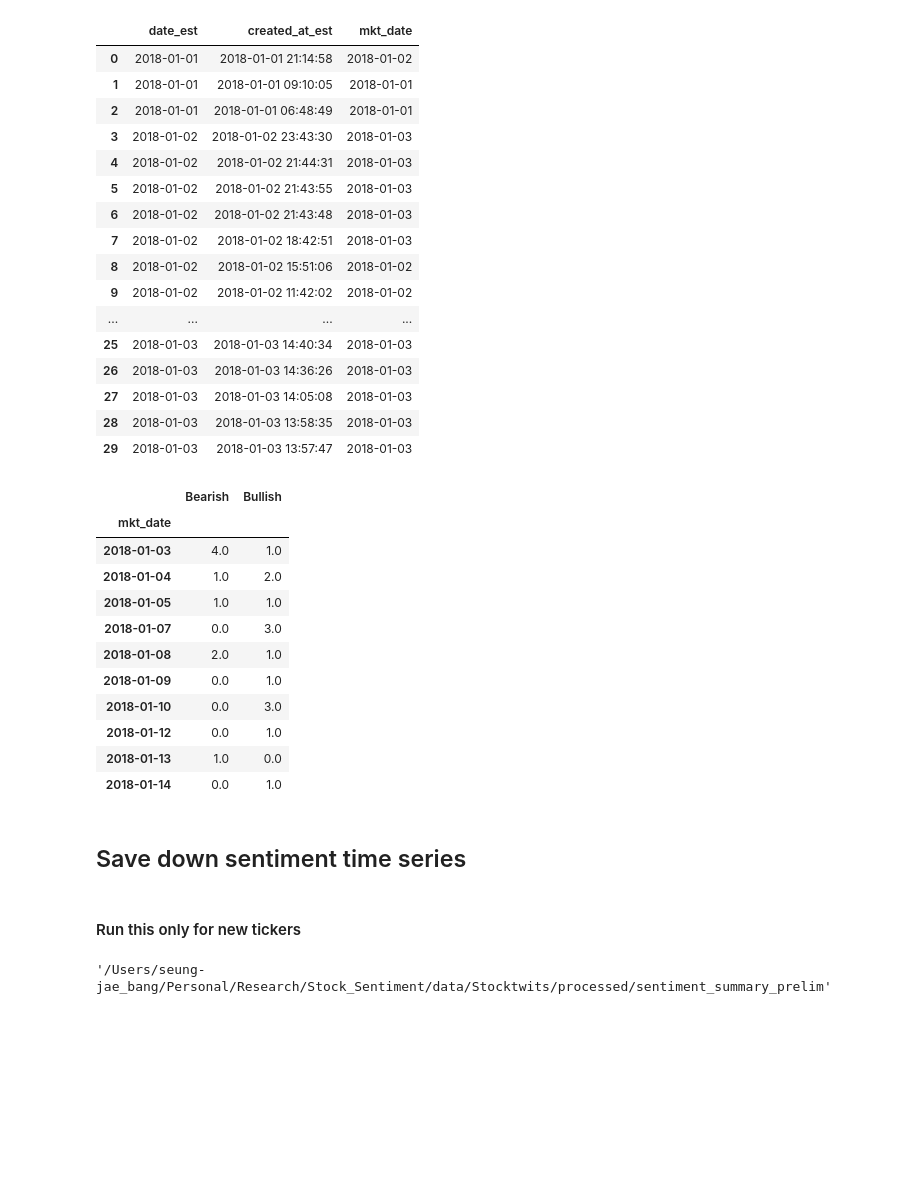
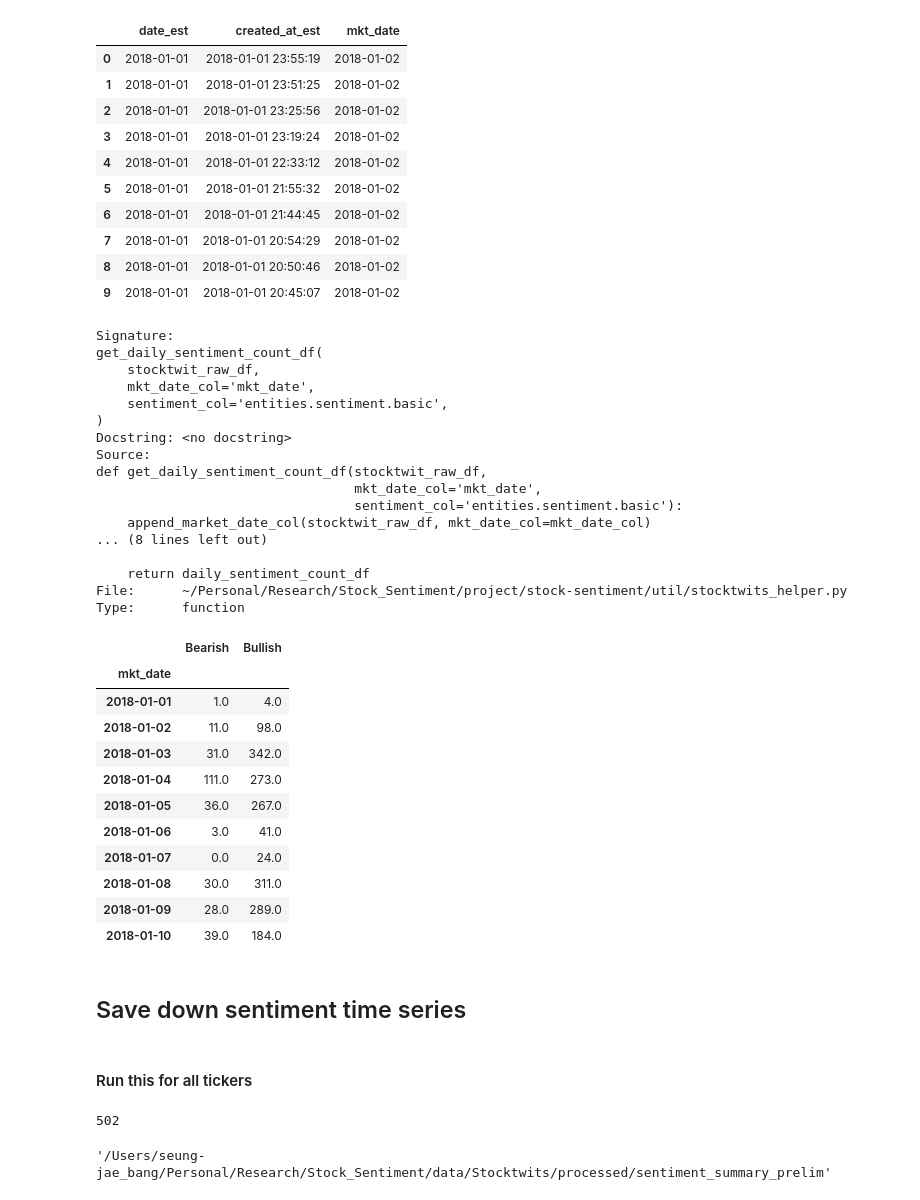
Before and after one commit to lazysjb/stock-sentiment, a Jupyter notebook: notebook/StockTwits/get_daily_sentiment_time_series.ipynb, the cells around one changed output. Cells and saved outputs as stored; diff of their text form; code cells hidden in the pictures; blank space fills up the shorter version.

```diff
--- a/notebook/StockTwits/get_daily_sentiment_time_series.ipynb
+++ b/notebook/StockTwits/get_daily_sentiment_time_series.ipynb
@@ -24,7 +24,7 @@ warnings.simplefilter("ignore", ArrowParseWarning)
 # %%
 stock_twits_reader = StockTwitsFileReader()
 # %%
-ticker = 'SHAK'
+ticker = 'NVDA'
 # %%
 start_date = '2018-01-01'
 end_date = '2018-03-30'
@@ -33,44 +33,58 @@ df = stock_twits_reader.read_twit_file_in_range(ticker, start_date, end_date, co
 # %%
 daily_sentiment_df = get_daily_sentiment_count_df(df)
 # %%
-df[['date_est', 'created_at_est', 'mkt_date']].head(30)
+df[['date_est', 'created_at_est', 'mkt_date']].head(10)
 # %% [output]
 |  | date_est | created_at_est | mkt_date |
-| 0 | 2018-01-01 | 2018-01-01 21:14:58 | 2018-01-02 |
-| 1 | 2018-01-01 | 2018-01-01 09:10:05 | 2018-01-01 |
-| 2 | 2018-01-01 | 2018-01-01 06:48:49 | 2018-01-01 |
-| 3 | 2018-01-02 | 2018-01-02 23:43:30 | 2018-01-03 |
-| 4 | 2018-01-02 | 2018-01-02 21:44:31 | 2018-01-03 |
-| 5 | 2018-01-02 | 2018-01-02 21:43:55 | 2018-01-03 |
-| 6 | 2018-01-02 | 2018-01-02 21:43:48 | 2018-01-03 |
-| 7 | 2018-01-02 | 2018-01-02 18:42:51 | 2018-01-03 |
-| 8 | 2018-01-02 | 2018-01-02 15:51:06 | 2018-01-02 |
-| 9 | 2018-01-02 | 2018-01-02 11:42:02 | 2018-01-02 |
-| ... | ... | ... | ... |
-| 25 | 2018-01-03 | 2018-01-03 14:40:34 | 2018-01-03 |
-| 26 | 2018-01-03 | 2018-01-03 14:36:26 | 2018-01-03 |
-| 27 | 2018-01-03 | 2018-01-03 14:05:08 | 2018-01-03 |
-| 28 | 2018-01-03 | 2018-01-03 13:58:35 | 2018-01-03 |
-| 29 | 2018-01-03 | 2018-01-03 13:57:47 | 2018-01-03 |
+| 0 | 2018-01-01 | 2018-01-01 23:55:19 | 2018-01-02 |
+| 1 | 2018-01-01 | 2018-01-01 23:51:25 | 2018-01-02 |
+| 2 | 2018-01-01 | 2018-01-01 23:25:56 | 2018-01-02 |
+| 3 | 2018-01-01 | 2018-01-01 23:19:24 | 2018-01-02 |
+| 4 | 2018-01-01 | 2018-01-01 22:33:12 | 2018-01-02 |
+| 5 | 2018-01-01 | 2018-01-01 21:55:32 | 2018-01-02 |
+| 6 | 2018-01-01 | 2018-01-01 21:44:45 | 2018-01-02 |
+| 7 | 2018-01-01 | 2018-01-01 20:54:29 | 2018-01-02 |
+| 8 | 2018-01-01 | 2018-01-01 20:50:46 | 2018-01-02 |
+| 9 | 2018-01-01 | 2018-01-01 20:45:07 | 2018-01-02 |
+# %%
+get_daily_sentiment_count_df??
+# %% [output]
+Signature:
+get_daily_sentiment_count_df(
+    stocktwit_raw_df,
+    mkt_date_col='mkt_date',
+    sentiment_col='entities.sentiment.basic',
+)
+Docstring: <no docstring>
+Source:
+def get_daily_sentiment_count_df(stocktwit_raw_df,
+                                 mkt_date_col='mkt_date',
+                                 sentiment_col='entities.sentiment.basic'):
+    append_market_date_col(stocktwit_raw_df, mkt_date_col=mkt_date_col)
+... (8 lines left out)
+
+    return daily_sentiment_count_df
+File:      ~/Personal/Research/Stock_Sentiment/project/stock-sentiment/util/stocktwits_helper.py
+Type:      function
 # %%
 daily_sentiment_df.head(10)
 # %% [output]
 |  | Bearish | Bullish |
 | mkt_date |  |  |
-| 2018-01-03 | 4.0 | 1.0 |
-| 2018-01-04 | 1.0 | 2.0 |
-| 2018-01-05 | 1.0 | 1.0 |
-| 2018-01-07 | 0.0 | 3.0 |
-| 2018-01-08 | 2.0 | 1.0 |
-| 2018-01-09 | 0.0 | 1.0 |
-| 2018-01-10 | 0.0 | 3.0 |
-| 2018-01-12 | 0.0 | 1.0 |
-| 2018-01-13 | 1.0 | 0.0 |
-| 2018-01-14 | 0.0 | 1.0 |
+| 2018-01-01 | 1.0 | 4.0 |
+| 2018-01-02 | 11.0 | 98.0 |
+| 2018-01-03 | 31.0 | 342.0 |
+| 2018-01-04 | 111.0 | 273.0 |
+| 2018-01-05 | 36.0 | 267.0 |
+| 2018-01-06 | 3.0 | 41.0 |
+| 2018-01-07 | 0.0 | 24.0 |
+| 2018-01-08 | 30.0 | 311.0 |
+| 2018-01-09 | 28.0 | 289.0 |
+| 2018-01-10 | 39.0 | 184.0 |
 # %% [markdown]
 ## Save down sentiment time series
 # %%
 start_date = '2018-01-01'
 end_date = '2019-08-10'
 # %% [markdown]
-#### Run this only for new tickers
+#### Run this for all tickers
@@ -77,2 +93,7 @@ end_date = '2019-08-10'
+# %%
+ticker_list = STOCKTWITS_TICKER_LIST
+len(ticker_list)
+# %% [output]
+502
 # %%
 # ticker_list = get_all_stocktwits_tickers()
```
Also changed, not shown: parts of 3 cells of this notebook, 6 other files.
